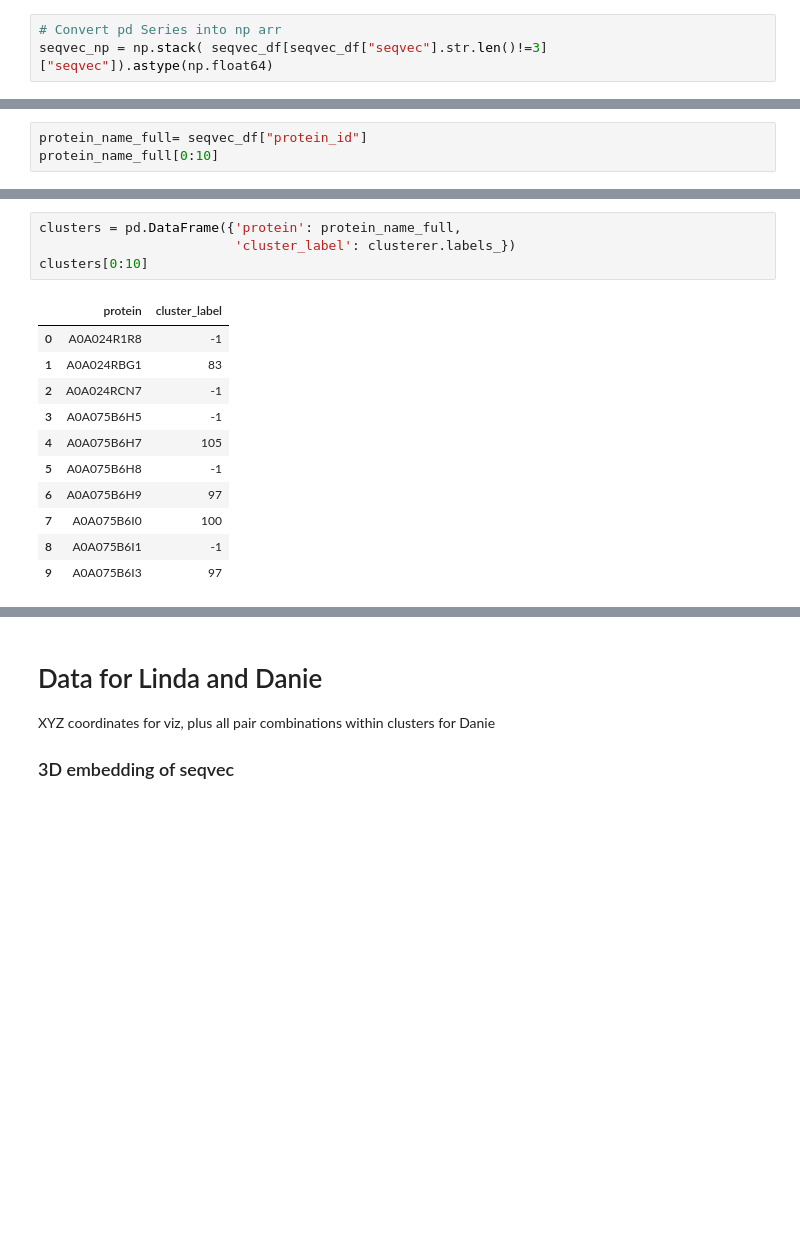
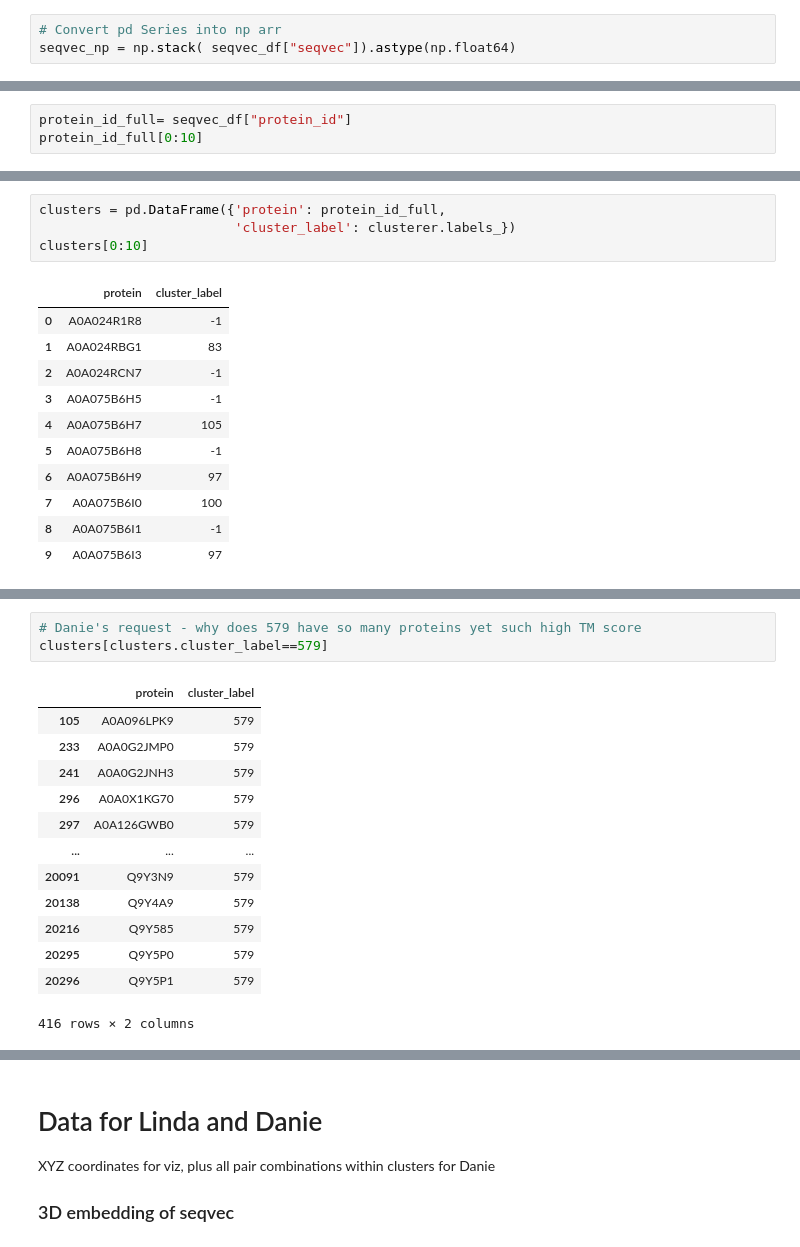
Before and after one commit to dptrsa-300/pss, a Jupyter notebook: Explore - Evaluate Cluster Outcome.ipynb, the cells around one changed output, grey strips where cells are left out. Drawn from its saved outputs; the diff is of its cells as text; blank space fills up the shorter version.

```diff
--- a/Evaluate Cluster Outcome.ipynb
+++ b/Explore - Evaluate Cluster Outcome.ipynb
@@ -50,4 +50,4 @@ len(keys)
 seqvec_df = gcs.download_pkl(gcs.uri_to_bucket_and_key(keys[0])[1])
 # %%
 # Convert pd Series into np arr
-seqvec_np = np.stack( seqvec_df[seqvec_df["seqvec"].str.len()!=3]["seqvec"]).astype(np.float64)
+seqvec_np = np.stack( seqvec_df["seqvec"]).astype(np.float64)
@@ -75,8 +85,8 @@ np.unique(clusterer.labels_, return_counts=True)[1].min()
 # %% [output]
 5
 # %%
-protein_name_full= seqvec_df["protein_id"]
-protein_name_full[0:10]
+protein_id_full= seqvec_df["protein_id"]
+protein_id_full[0:10]
 # %% [output]
 0    A0A024R1R8
 1    A0A024RBG1
@@ -90,7 +100,7 @@ protein_name_full[0:10]
 9    A0A075B6I3
 Name: protein_id, dtype: object
 # %%
-clusters = pd.DataFrame({'protein': protein_name_full,
+clusters = pd.DataFrame({'protein': protein_id_full,
                          'cluster_label': clusterer.labels_})
 clusters[0:10]
 # %% [output]
@@ -107,0 +134,17 @@ clusters[0:10]
+# %%
+# Danie's request - why does 579 have so many proteins yet such high TM score
+clusters[clusters.cluster_label==579]
+# %% [output]
+|  | protein | cluster_label |
+| 105 | A0A096LPK9 | 579 |
+| 233 | A0A0G2JMP0 | 579 |
+| 241 | A0A0G2JNH3 | 579 |
+| 296 | A0A0X1KG70 | 579 |
+| 297 | A0A126GWB0 | 579 |
+| ... | ... | ... |
+| 20091 | Q9Y3N9 | 579 |
+| 20138 | Q9Y4A9 | 579 |
+| 20216 | Q9Y585 | 579 |
+| 20295 | Q9Y5P0 | 579 |
+| 20296 | Q9Y5P1 | 579 |
+416 rows × 2 columns
```
Also changed, not shown: parts of 18 cells of this notebook, 3 other files.
